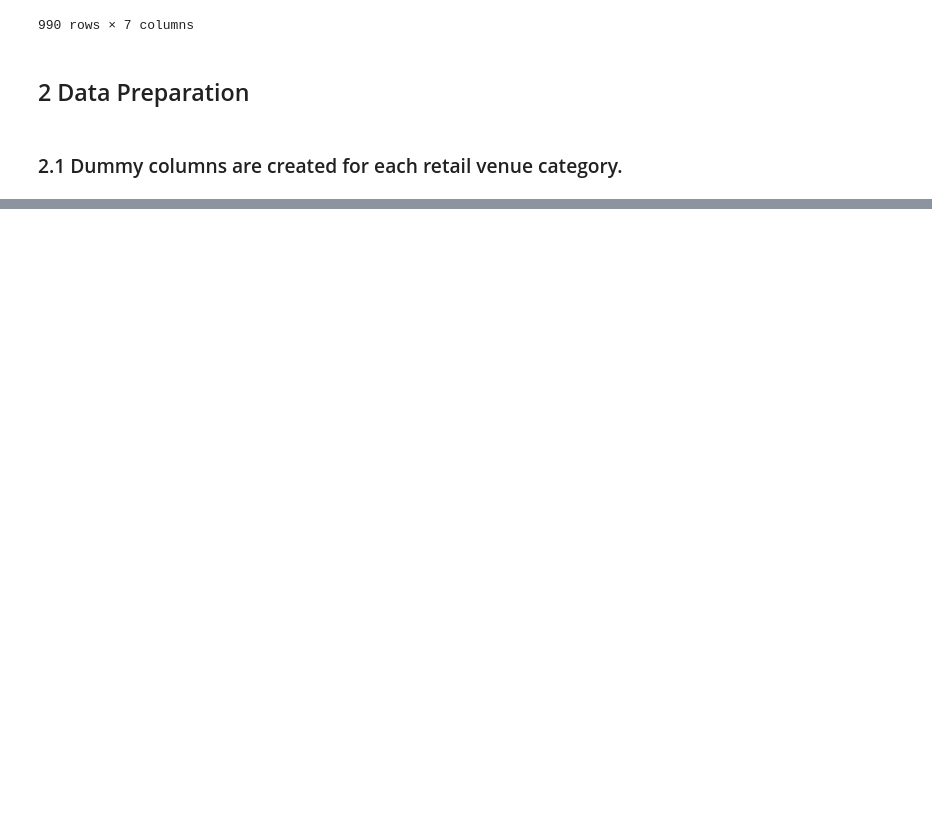
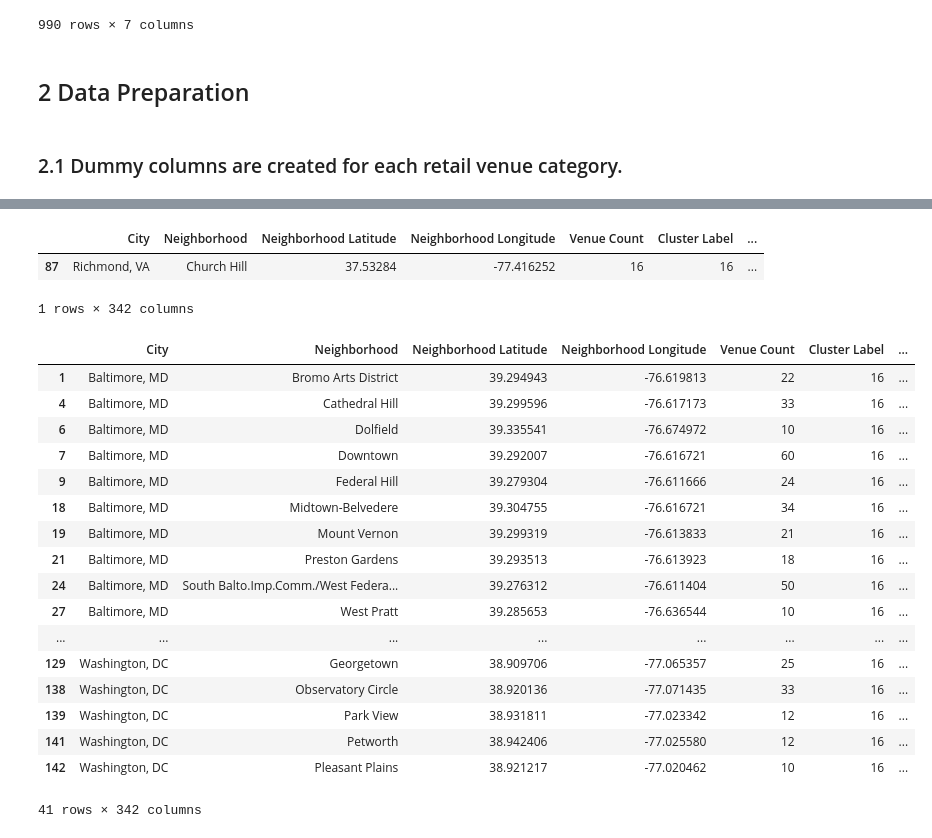
Before and after one commit to mphill82/Coursera_Capstone, a Jupyter notebook: Retail_Inference_notebook.ipynb, the cells around one changed output, grey strips where cells are left out. Cells and saved outputs as stored; diff of their text form; code cells hidden in the pictures; blank space fills up the shorter version.

Commit message:
initial clustering

```diff
--- a/Retail_Inference_notebook.ipynb
+++ b/Retail_Inference_notebook.ipynb
@@ -643,0 +639,12 @@ all_cats_df.to_csv('all_cats_df.csv',index=False)
+# %%
+all_cats_df=pd.read_csv('all_cats_df.csv')
+# %%
+# set number of clusters
+kclusters = 24
+all_cats_clustering = all_cats_df.drop(['City','Neighborhood','Neighborhood Latitude','Neighborhood Longitude','Venue Count'], axis=1)
+
+# run k-means clustering
+kmeans = KMeans(n_clusters=kclusters, random_state=0).fit(all_cats_clustering)
+
+# check cluster labels generated for each row in the dataframe
+kmeans.labels_
@@ -643,0 +662,29 @@ all_cats_df.to_csv('all_cats_df.csv',index=False)
+# %%
+all_cats_df.insert(loc=5,column='Cluster Label',value=kmeans.labels_)
+# %%
+all_cats_df[all_cats_df['Neighborhood']=='Church Hill']
+# %% [output]
+|  | City | Neighborhood | Neighborhood Latitude | Neighborhood Longitude | Venue Count | Cluster Label | ... |
+| 87 | Richmond, VA | Church Hill | 37.53284 | -77.416252 | 16 | 16 | ... |
+1 rows × 342 columns
+# %%
+all_cats_df[all_cats_df['Cluster Label']==16]
+# %% [output]
+|  | City | Neighborhood | Neighborhood Latitude | Neighborhood Longitude | Venue Count | Cluster Label | ... |
+| 1 | Baltimore, MD | Bromo Arts District | 39.294943 | -76.619813 | 22 | 16 | ... |
+| 4 | Baltimore, MD | Cathedral Hill | 39.299596 | -76.617173 | 33 | 16 | ... |
+| 6 | Baltimore, MD | Dolfield | 39.335541 | -76.674972 | 10 | 16 | ... |
+| 7 | Baltimore, MD | Downtown | 39.292007 | -76.616721 | 60 | 16 | ... |
+| 9 | Baltimore, MD | Federal Hill | 39.279304 | -76.611666 | 24 | 16 | ... |
+| 18 | Baltimore, MD | Midtown-Belvedere | 39.304755 | -76.616721 | 34 | 16 | ... |
+| 19 | Baltimore, MD | Mount Vernon | 39.299319 | -76.613833 | 21 | 16 | ... |
+| 21 | Baltimore, MD | Preston Gardens | 39.293513 | -76.613923 | 18 | 16 | ... |
+| 24 | Baltimore, MD | South Balto.Imp.Comm./West Federa... | 39.276312 | -76.611404 | 50 | 16 | ... |
+| 27 | Baltimore, MD | West Pratt | 39.285653 | -76.636544 | 10 | 16 | ... |
+| ... | ... | ... | ... | ... | ... | ... | ... |
+| 129 | Washington, DC | Georgetown | 38.909706 | -77.065357 | 25 | 16 | ... |
+| 138 | Washington, DC | Observatory Circle | 38.920136 | -77.071435 | 33 | 16 | ... |
+| 139 | Washington, DC | Park View | 38.931811 | -77.023342 | 12 | 16 | ... |
+| 141 | Washington, DC | Petworth | 38.942406 | -77.025580 | 12 | 16 | ... |
+| 142 | Washington, DC | Pleasant Plains | 38.921217 | -77.020462 | 10 | 16 | ... |
+41 rows × 342 columns
```
Also changed, not shown: parts of 8 cells of this notebook, 1 other file.
